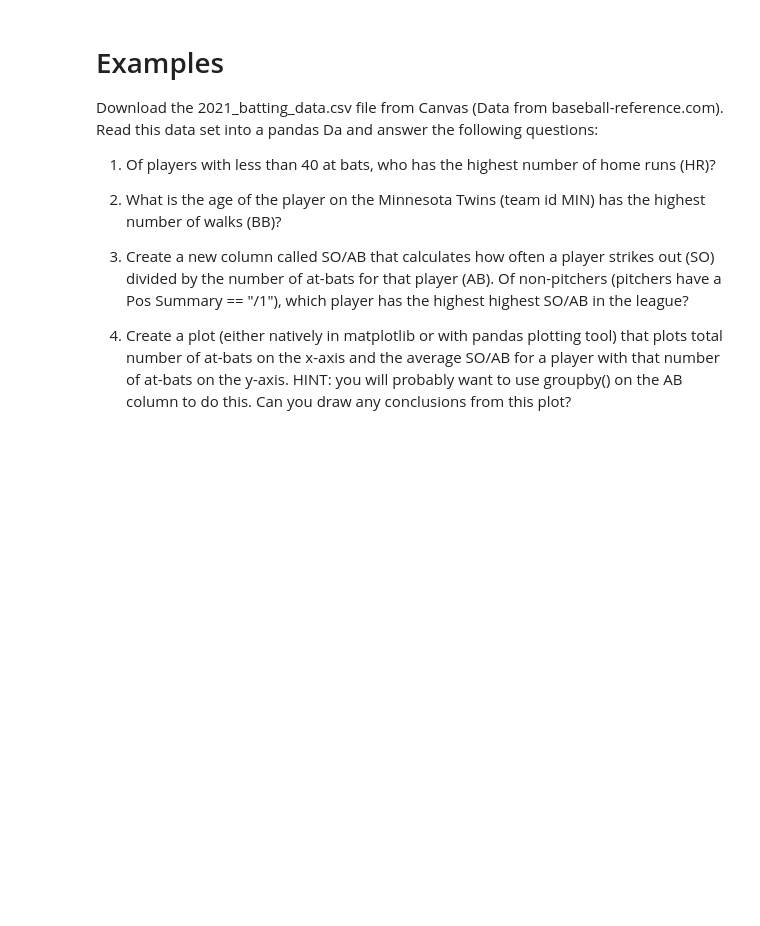
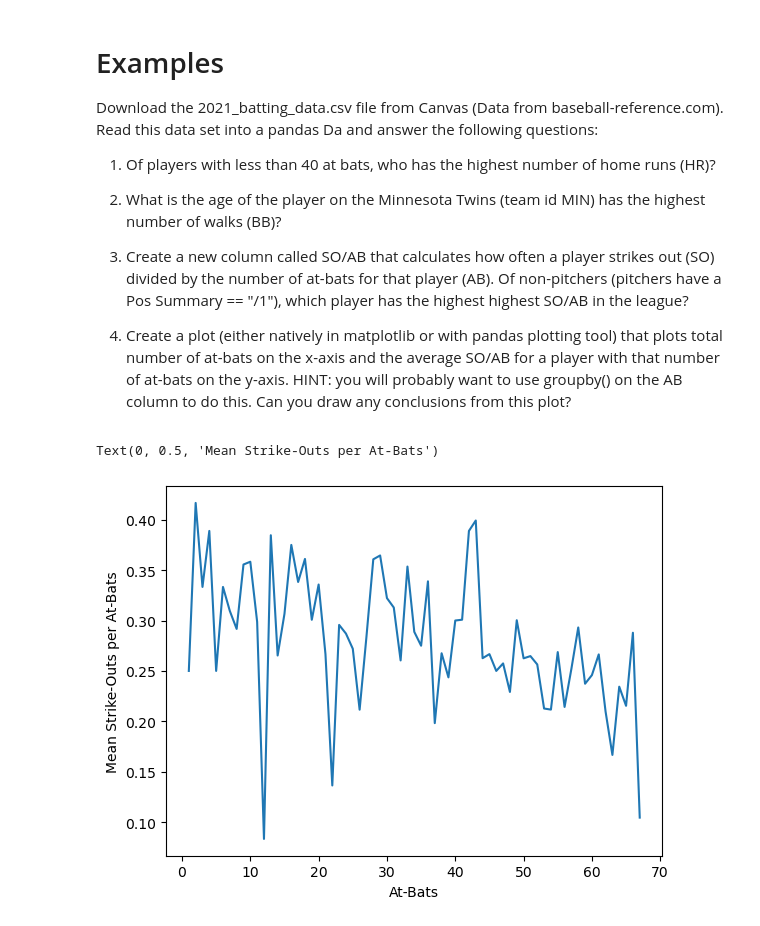
Before and after one commit to anthonyHigareda/pandas, a Jupyter notebook: higaredajra_pandas1.ipynb, the cells around one changed output. Cells and saved outputs as stored; diff of their text form; code cells hidden in the pictures; blank space fills up the shorter version.

```diff
--- a/higaredajra_pandas1.ipynb
+++ b/higaredajra_pandas1.ipynb
@@ -177,3 +399,30 @@ Download the 2021_batting_data.csv file from Canvas (Data from baseball-referenc
 3) Create a new column called SO/AB that calculates how often a player strikes out (SO) divided by the number of at-bats for that player (AB). Of non-pitchers (pitchers have a Pos Summary == "/1"), which player has the highest highest SO/AB in the league?
 
 4) Create a plot (either natively in matplotlib or with pandas plotting tool) that plots total number of at-bats on the x-axis and the average SO/AB for a player with that number of at-bats on the y-axis. HINT: you will probably want to use groupby() on the AB column to do this. Can you draw any conclusions from this plot?
+# %%
+bats = pd.read_csv("2021_batting_data.csv")
+num_hr = bats[["Name", "AB", "HR"]]
+num_hr = num_hr[num_hr["AB"] >= 1]
+num_hr = num_hr[num_hr["AB"] < 40]
+num_hr = num_hr[num_hr["HR"] >= 1]
+num_hr = num_hr.sort_values(by = ["HR"], ascending = False)
+num_hr.head()
+
+twins = bats[["Name", "Age", "Tm", "BB"]]
+twins = twins[twins["Tm"] == "MIN"]
+twins = twins.sort_values(by = ["BB"], ascending = False)
+twins.head()
+
+soab = bats[["Name", "SO", "AB", "Pos Summary"]]
+soab = soab[soab["Pos Summary"] != "/1"]
+soab["SO/AB"] = soab["SO"] / soab["AB"]
+soab = soab.sort_values(by = ["SO/AB"], ascending = False)
+soab.head()
+
+mean_ab = soab.groupby("AB")["SO/AB"].mean(numeric_only=True)
+plt.plot(mean_ab)
+plt.xlabel("At-Bats")
+plt.ylabel("Mean Strike-Outs per At-Bats")
+# %% [output]
+Text(0, 0.5, 'Mean Strike-Outs per At-Bats')
+[figure, added]
```
Also changed, not shown: parts of 28 cells of this notebook.
